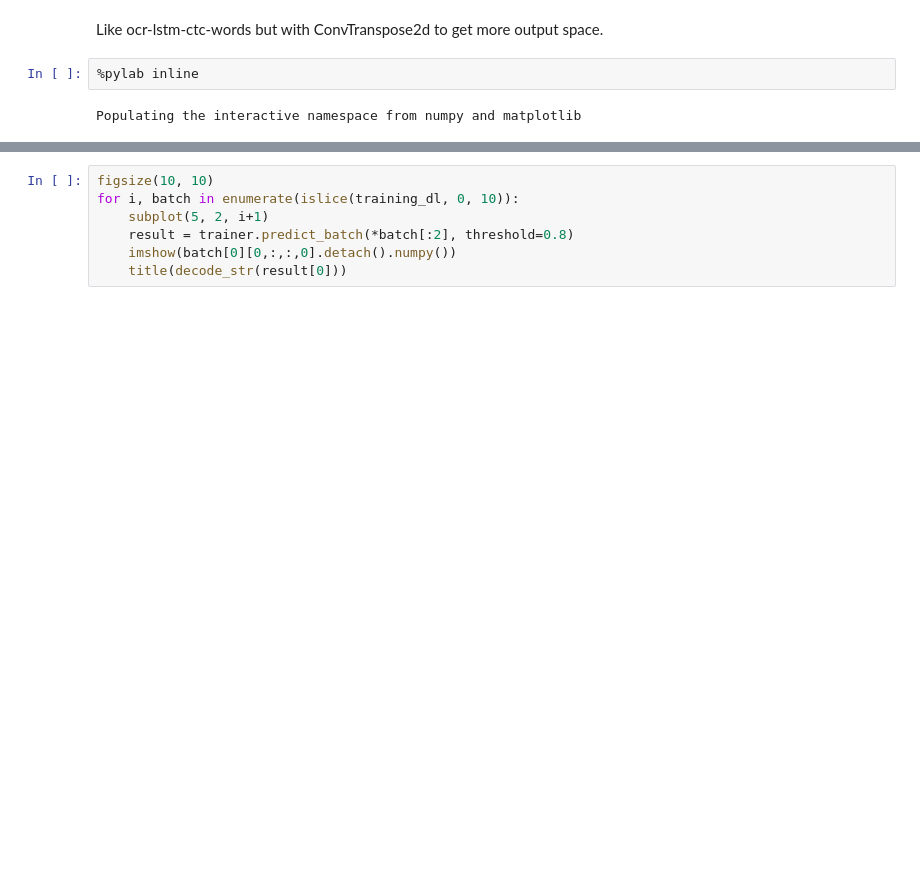
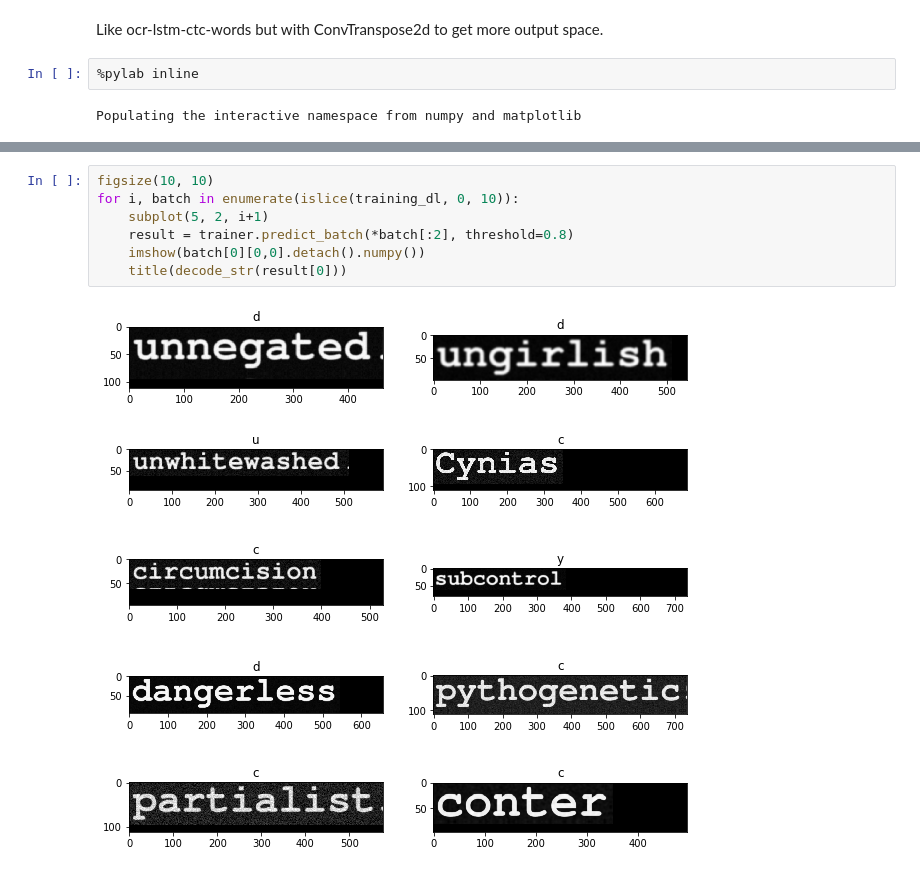
Before and after one commit to tmbdev-tutorials/icdar2019-worksheets, a Jupyter notebook: lstm-transposed.ipynb, the cells around one changed output, grey strips where cells are left out. Cells and saved outputs as stored; diff of their text form; blank space fills up the shorter version.

```diff
--- a/lstm-transposed.ipynb
+++ b/lstm-transposed.ipynb
@@ -97,9 +79,11 @@ KeyboardInterrupt:
 # %%
 figsize(10, 10)
 for i, batch in enumerate(islice(training_dl, 0, 10)):
     subplot(5, 2, i+1)
     result = trainer.predict_batch(*batch[:2], threshold=0.8)
-    imshow(batch[0][0,:,:,0].detach().numpy())
+    imshow(batch[0][0,0].detach().numpy())
     title(decode_str(result[0]))
+# %% [output]
+[figure, added]
 # %%
 trainer.errors(testing_dl)
```
Also changed, not shown: parts of 5 cells of this notebook, 13 other files.
